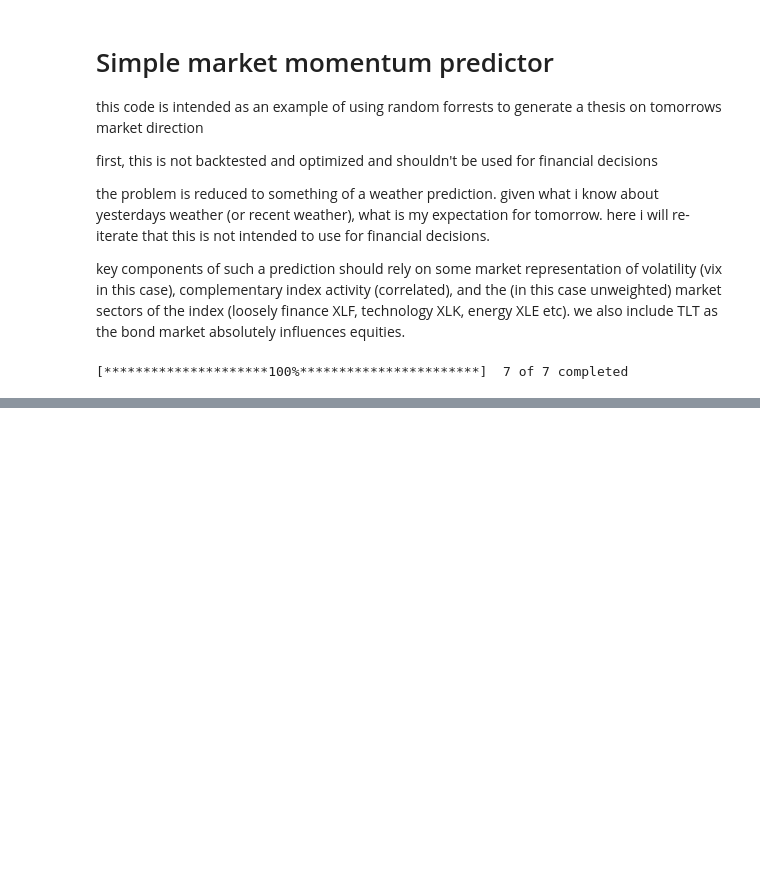
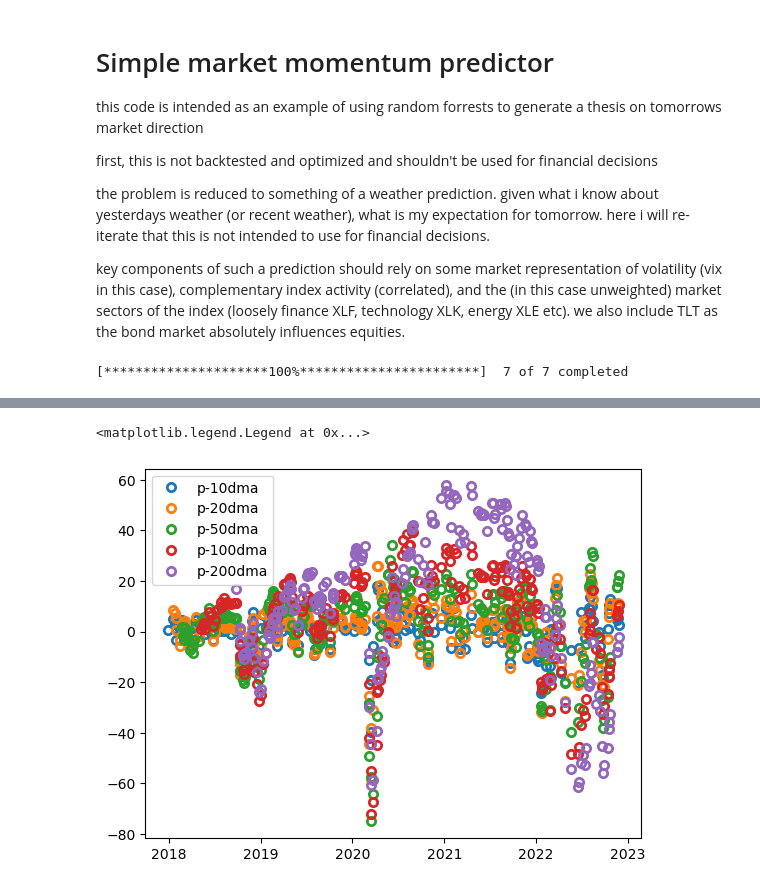
Before and after one commit to mpking/random_forest_explained, a Jupyter notebook: market_momentum.ipynb, the cells around one changed output, grey strips where cells are left out. Cells and saved outputs as stored; diff of their text form; code cells hidden in the pictures; blank space fills up the shorter version.

```diff
--- a/market_momentum.ipynb
+++ b/market_momentum.ipynb
@@ -305,0 +356,62 @@ array([397.18508255, 396.08882483, 404.72334656, 406.02790878,
+# %%
+# TODO work on predictions vs moving average behavior
+# specifically what is the responsiveness of the ML approach vs simple daily moving averages
+plt.plot(
+    predictions_data.index.values,
+    predictions_data['prediction'].subtract(
+        dma['10dma'][dma['10dma'].index.isin(predictions_data.index.array)]),
+    marker='o',
+    mew=2,
+    mfc='None',
+    ls='',
+    label='p-10dma'
+)
+
+plt.plot(
+    predictions_data.index.values,
+    predictions_data['prediction'].subtract(
+        dma['20dma'][dma['20dma'].index.isin(predictions_data.index.array)]),
+    marker='o',
+    mew=2,
+    mfc='None',
+    ls='',
+    label='p-20dma'
+)
+
+plt.plot(
+    predictions_data.index.values,
+    predictions_data['prediction'].subtract(
+        dma['50dma'][dma['50dma'].index.isin(predictions_data.index.array)]),
+    marker='o',
+    mew=2,
+    mfc='None',
+    ls='',
+    label='p-50dma'
+)
+
+plt.plot(
+    predictions_data.index.values,
+    predictions_data['prediction'].subtract(
+        dma['100dma'][dma['100dma'].index.isin(predictions_data.index.array)]),
+    marker='o',
+    mew=2,
+    mfc='None',
+    ls='',
+    label='p-100dma'
+)
+
+plt.plot(
+    predictions_data.index.values,
+    predictions_data['prediction'].subtract(
+        dma['200dma'][dma['200dma'].index.isin(predictions_data.index.array)]),
+    marker='o',
+    mew=2,
+    mfc='None',
+    ls='',
+    label='p-200dma'
+)
+
+plt.legend()
+# %% [output]
+<matplotlib.legend.Legend at 0x...>
+[figure, added]
```
Also changed, not shown: parts of 23 cells of this notebook.
